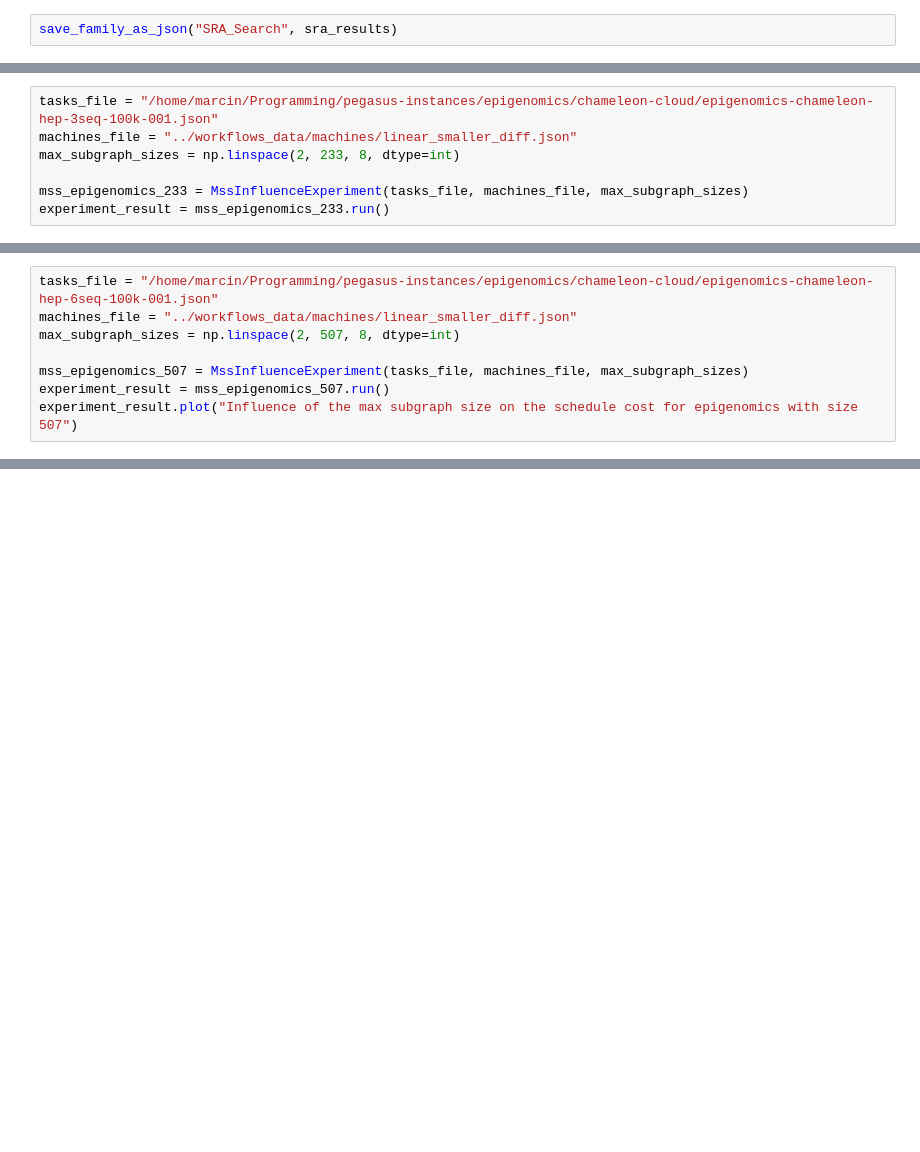
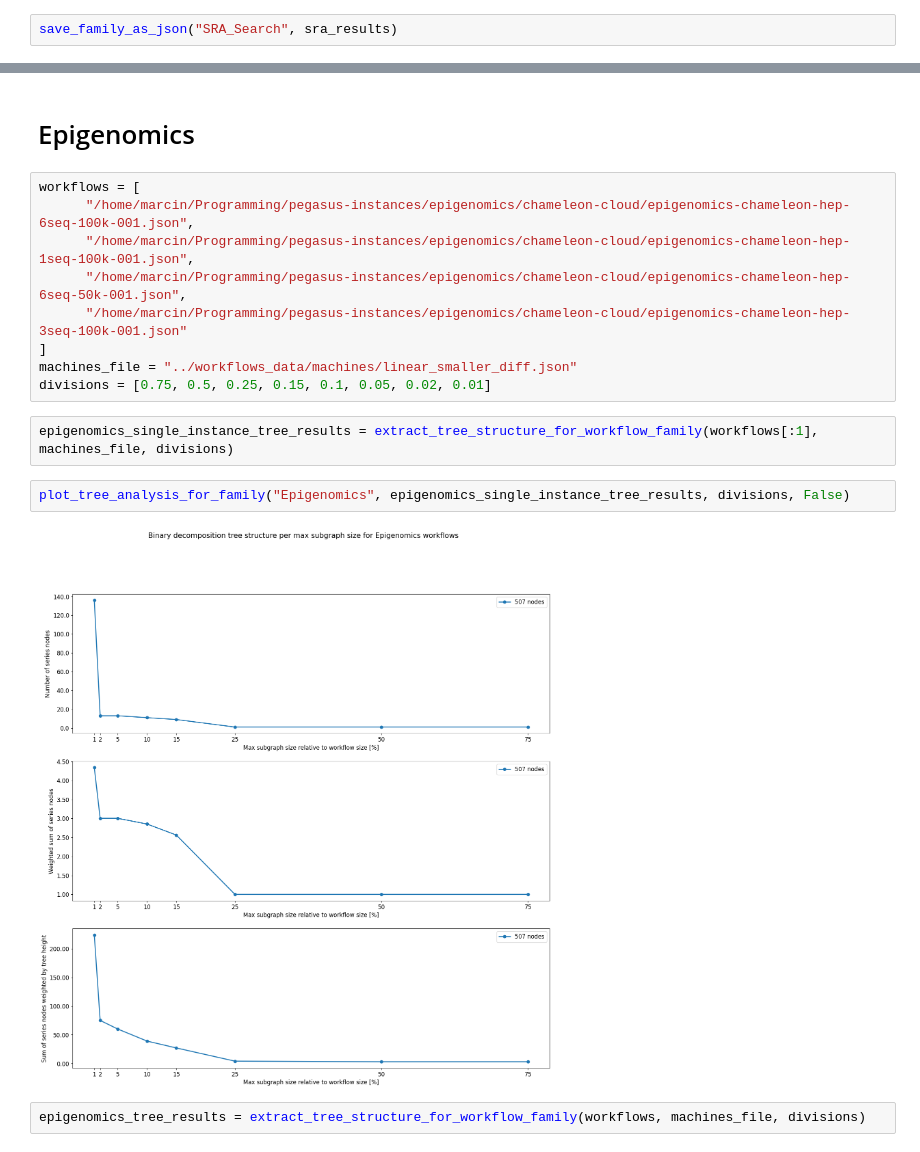
Before and after one commit to mkroczek/QHyper, a Jupyter notebook: demo/experiments/MSS_influence.ipynb, the cells around one changed output, grey strips where cells are left out. Drawn from its saved outputs; the diff is of its cells as text; blank space fills up the shorter version.

Commit message:
Final version of MSS experiment

```diff
--- a/demo/experiments/MSS_influence.ipynb
+++ b/demo/experiments/MSS_influence.ipynb
@@ -255,7 +214,0 @@ experiment_result.plot("Influence of the max subgraph size on the schedule cost
-# %%
-tasks_file = "/home/marcin/Programming/pegasus-instances/epigenomics/chameleon-cloud/epigenomics-chameleon-hep-3seq-100k-001.json"
-machines_file = "../workflows_data/machines/linear_smaller_diff.json"
-max_subgraph_sizes = np.linspace(2, 233, 8, dtype=int)
-
-mss_epigenomics_233 = MssInfluenceExperiment(tasks_file, machines_file, max_subgraph_sizes)
-experiment_result = mss_epigenomics_233.run()
@@ -310,8 +214,0 @@ experiment_result.plot("Influence of the max subgraph size on the schedule cost
-# %%
-tasks_file = "/home/marcin/Programming/pegasus-instances/epigenomics/chameleon-cloud/epigenomics-chameleon-hep-6seq-100k-001.json"
-machines_file = "../workflows_data/machines/linear_smaller_diff.json"
-max_subgraph_sizes = np.linspace(2, 507, 8, dtype=int)
-
-mss_epigenomics_507 = MssInfluenceExperiment(tasks_file, machines_file, max_subgraph_sizes)
-experiment_result = mss_epigenomics_507.run()
-experiment_result.plot("Influence of the max subgraph size on the schedule cost for epigenomics with size 507")
@@ -418,0 +340,19 @@ int(1.7)
+# %% [markdown]
+# Epigenomics
+# %%
+workflows = [
+      "/home/marcin/Programming/pegasus-instances/epigenomics/chameleon-cloud/epigenomics-chameleon-hep-6seq-100k-001.json",
+      "/home/marcin/Programming/pegasus-instances/epigenomics/chameleon-cloud/epigenomics-chameleon-hep-1seq-100k-001.json",
+      "/home/marcin/Programming/pegasus-instances/epigenomics/chameleon-cloud/epigenomics-chameleon-hep-6seq-50k-001.json",
+      "/home/marcin/Programming/pegasus-instances/epigenomics/chameleon-cloud/epigenomics-chameleon-hep-3seq-100k-001.json"
+]
+machines_file = "../workflows_data/machines/linear_smaller_diff.json"
+divisions = [0.75, 0.5, 0.25, 0.15, 0.1, 0.05, 0.02, 0.01]
+# %%
+epigenomics_single_instance_tree_results = extract_tree_structure_for_workflow_family(workflows[:1], machines_file, divisions)
+# %%
+plot_tree_analysis_for_family("Epigenomics", epigenomics_single_instance_tree_results, divisions, False)
+# %% [output]
+[figure, added]
+# %%
+epigenomics_tree_results = extract_tree_structure_for_workflow_family(workflows, machines_file, divisions)
```
Also changed, not shown: parts of 25 cells of this notebook, 20 other files.
